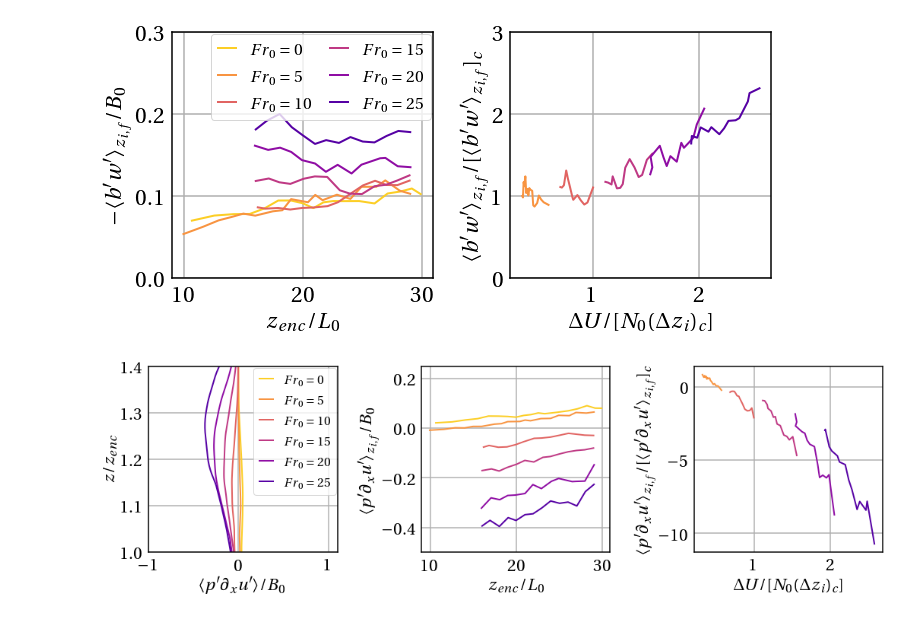
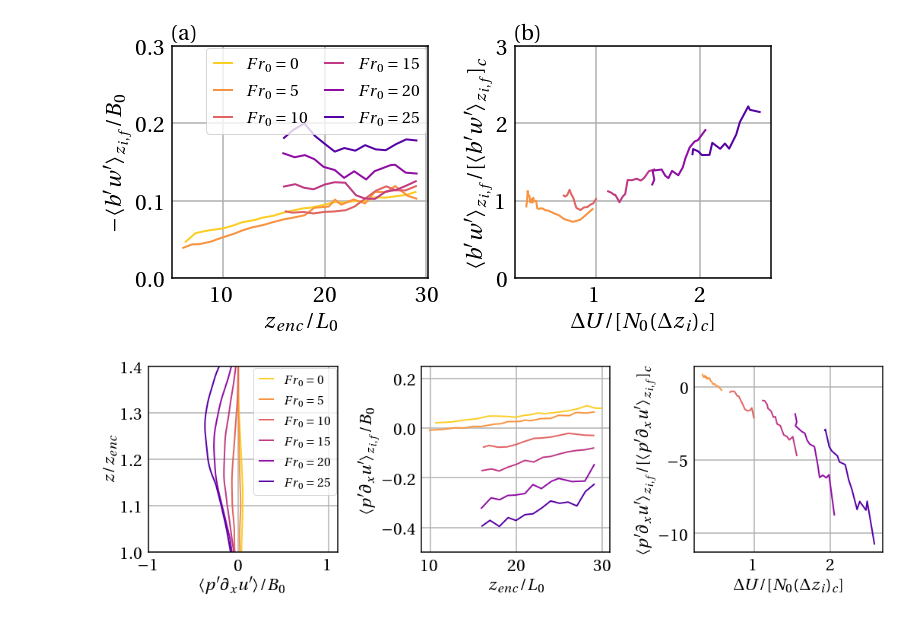
Before and after one commit to katherine-fodor/tlab-tools, a Jupyter notebook: stats_cond_time.ipynb, the cells around one changed output. Saved outputs shown, nothing was run; the diff lists cells and outputs as text; code cells hidden in the pictures.

```diff
--- a/stats_cond_time.ipynb
+++ b/stats_cond_time.ipynb
@@ -272,19 +323,29 @@ S25_vort_p2_v1_zif = [S25_vort_int.P2v1[n,S25.z_if_arg[n]] for n in range(0,S25.
 # %%
 # time
+time_S05_1 = [S05_1.z_enc[n]/L0 for n in range(0,S05_1.t_len)]
+time_S05_2 = [S05_2.z_enc[n]/L0 for n in range(0,S05_2.t_len)]
 
-time_1 = [S20_1.z_enc[n]/L0 for n in range(0,S20_1.t_len)]
-time_2 = [S20_2.z_enc[n]/L0 for n in range(0,S20_2.t_len)]
+time_S05 = time_S05_1 + time_S05_2
 
-time = time_1 + time_2
+time_S20_1 = [S20_1.z_enc[n]/L0 for n in range(0,S20_1.t_len)]
+time_S20_2 = [S20_2.z_enc[n]/L0 for n in range(0,S20_2.t_len)]
+
+time_S20 = time_S20_1 + time_S20_2
 
 # scales
-z_if = np.concatenate([S20_1.z_if,S20_2.z_if])
-z_is = np.concatenate([S20_1.z_is,S20_2.z_if])
-z_ig = np.concatenate([S20_1.z_ig,S20_2.z_ig])
-z_enc = np.concatenate([S20_1.z_enc,S20_2.z_enc])
-w_enc = (B0*z_enc)**(1./3.)
+z_if_S05 = np.concatenate([S05_1.z_if,S05_2.z_if])
+z_is_S05 = np.concatenate([S05_1.z_is,S05_2.z_if])
+z_ig_S05 = np.concatenate([S05_1.z_ig,S05_2.z_ig])
+z_enc_S05 = np.concatenate([S05_1.z_enc,S05_2.z_enc])
+w_enc_S05 = (B0*z_enc_S05)**(1./3.)
+Delta_U_S05 = np.concatenate([S05_1.DeltaU,S05_2.DeltaU])
 
-Delta_U = np.concatenate([S20_1.DeltaU,S20_2.DeltaU])
+z_if_S20 = np.concatenate([S20_1.z_if,S20_2.z_if])
+z_is_S20 = np.concatenate([S20_1.z_is,S20_2.z_if])
+z_ig_S20 = np.concatenate([S20_1.z_ig,S20_2.z_ig])
+z_enc_S20 = np.concatenate([S20_1.z_enc,S20_2.z_enc])
+w_enc_S20 = (B0*z_enc_S20)**(1./3.)
+Delta_U_S20 = np.concatenate([S20_1.DeltaU,S20_2.DeltaU])
 # %%
 # Correlations
 
@@ -373,32 +445,34 @@ plt.show()
 # %%
 f, (ax1,ax2) = plt.subplots(1,2,figsize=(10,5))
 ax1.grid(True,linewidth=1.5)
 ax2.grid(True,linewidth=1.5)
 ax1.tick_params(bottom=False,left=False)
 ax2.tick_params(bottom=False,left=False)
 ax1.set_ylim(0,0.3)
 ax2.set_ylim(0,3)
 ax1.plot(S0.z_enc[1:-1]/L0,-runningmean(S0_s1_flux_zif,1)/B0,c=colors[0],label=r'$Fr_0=0$')
-ax1.plot(S05.z_enc[1:-1]/L0,-runningmean(S05_s1_flux_zif,1)/B0,c=colors[1],label=r'$Fr_0=5$')
+ax1.plot(time_S05[1:-1],-runningmean(S05_s1_flux_zif,1)/B0,c=colors[1],label=r'$Fr_0=5$')
 ax1.plot(S10.z_enc[1:-1]/L0,-runningmean(S10_s1_flux_zif,1)/B0,c=colors[2],label=r'$Fr_0=10$')
 ax1.plot(S15.z_enc[1:-1]/L0,-runningmean(S15_s1_flux_zif,1)/B0,c=colors[3],label=r'$Fr_0=15$')
-ax1.plot(time[1:-1],-runningmean(S20_s1_flux_zif,1)/B0,c=colors[4],label=r'$Fr_0=20$')
+ax1.plot(time_S20[1:-1],-runningmean(S20_s1_flux_zif,1)/B0,c=colors[4],label=r'$Fr_0=20$')
 ax1.plot(S25.z_enc[1:-1]/L0,-runningmean(S25_s1_flux_zif,1)/B0,c=colors[5],label=r'$Fr_0=25$')
-ax2.plot(S05.DeltaU[2:-1]/(N*0.25*S05.z_enc[2:-1]),runningmean(np.array(S05_s1_flux_zif[1:])/np.array(S0_s1_flux_zif),1),c=colors[1],label=r'$Fr_0=5$')
-ax2.plot(S10.DeltaU[1:-1]/(N*0.25*S10.z_enc[1:-1]),runningmean(np.array(S10_s1_flux_zif)/np.array(S0_s1_flux_zif[3:-1]),1),c=colors[2],label=r'$Fr_0=10$')
-ax2.plot(S15.DeltaU[1:-1]/(N*0.25*S15.z_enc[1:-1]),runningmean(np.array(S15_s1_flux_zif)/np.array(S0_s1_flux_zif[3:-1]),1),c=colors[3],label=r'$Fr_0=15$')
-ax2.plot(Delta_U[1:-1]/(N*0.25*z_enc[1:-1]),runningmean(np.array(S20_s1_flux_zif)/np.array(S0_s1_flux_zif[3:-1]),1),c=colors[4],label=r'$Fr_0=20$')
-ax2.plot(S25.DeltaU[1:-1]/(N*0.25*S25.z_enc[1:-1]),runningmean(np.array(S25_s1_flux_zif)/np.array(S0_s1_flux_zif[3:-1]),1),c=colors[5],label=r'$Fr_0=25$')
+ax2.plot(Delta_U_S05[1:-1]/(N*0.25*z_enc_S05[1:-1]),runningmean(np.array(S05_s1_flux_zif)/np.array(S0_s1_flux_zif),1),c=colors[1],label=r'$Fr_0=5$')
+ax2.plot(S10.DeltaU[1:-1]/(N*0.25*S10.z_enc[1:-1]),runningmean(np.array(S10_s1_flux_zif)/np.array(S0_s1_flux_zif[10:]),1),c=colors[2],label=r'$Fr_0=10$')
+ax2.plot(S15.DeltaU[1:-1]/(N*0.25*S15.z_enc[1:-1]),runningmean(np.array(S15_s1_flux_zif)/np.array(S0_s1_flux_zif[10:]),1),c=colors[3],label=r'$Fr_0=15$')
+ax2.plot(Delta_U_S20[1:-1]/(N*0.25*z_enc_S20[1:-1]),runningmean(np.array(S20_s1_flux_zif)/np.array(S0_s1_flux_zif[10:]),1),c=colors[4],label=r'$Fr_0=20$')
+ax2.plot(S25.DeltaU[1:-1]/(N*0.25*S25.z_enc[1:-1]),runningmean(np.array(S25_s1_flux_zif)/np.array(S0_s1_flux_zif[10:]),1),c=colors[5],label=r'$Fr_0=25$')
+ax1.set_title('(a)',fontsize=24,loc='left')
 ax1.set_xlabel(r'$z_{enc}/L_0$')
 ax1.set_ylabel(r'$-\langle b^\prime w^\prime \rangle_{z_{i,f}} /B_0$')
+ax2.set_title('(b)',fontsize=24,loc='left')
 ax2.set_xlabel(r'$\Delta U/[N_0(\Delta z_i)_c]$')
 ax2.set_ylabel(r'$\langle b^\prime w^\prime \rangle_{z_{i,f}}/[\langle b^\prime w^\prime \rangle_{z_{i,f}}]_c$')
 ax1.legend(loc='best',handlelength=1,ncol=2,columnspacing=1,fontsize=18,borderaxespad=0.1)
 plt.tight_layout()
 plt.savefig(opath+'s1_vflux_total_DeltaU.pdf')
 plt.show()
 # %% [output]
-[figure, old version]
+[figure, new version]
 # %%
 f, (ax1,ax2,ax3) = plt.subplots(1,3,figsize=(15,5))
 ax1.grid(True,linewidth=1.5)
```
Also changed, not shown: parts of 15 cells of this notebook, 3 other files.
